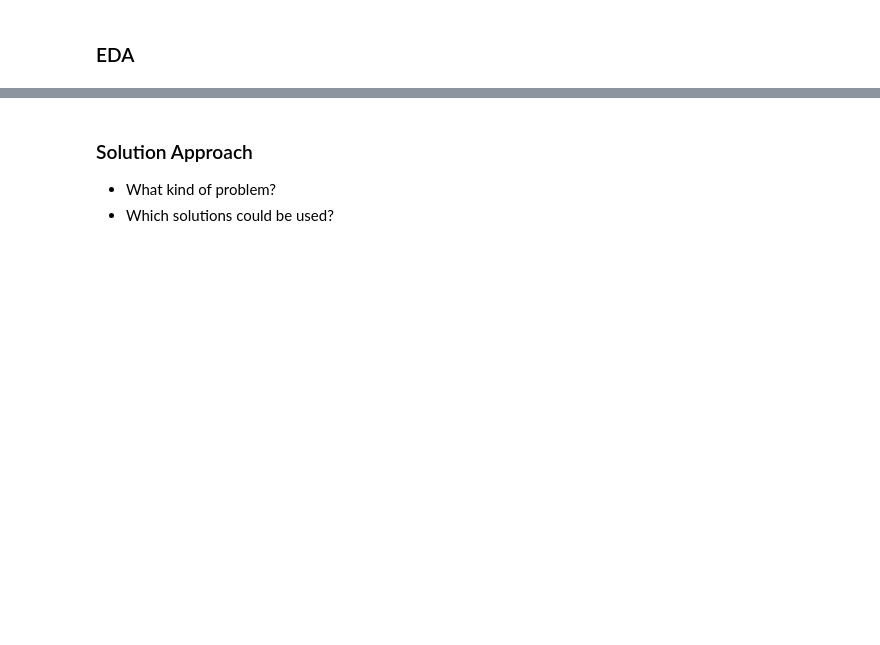
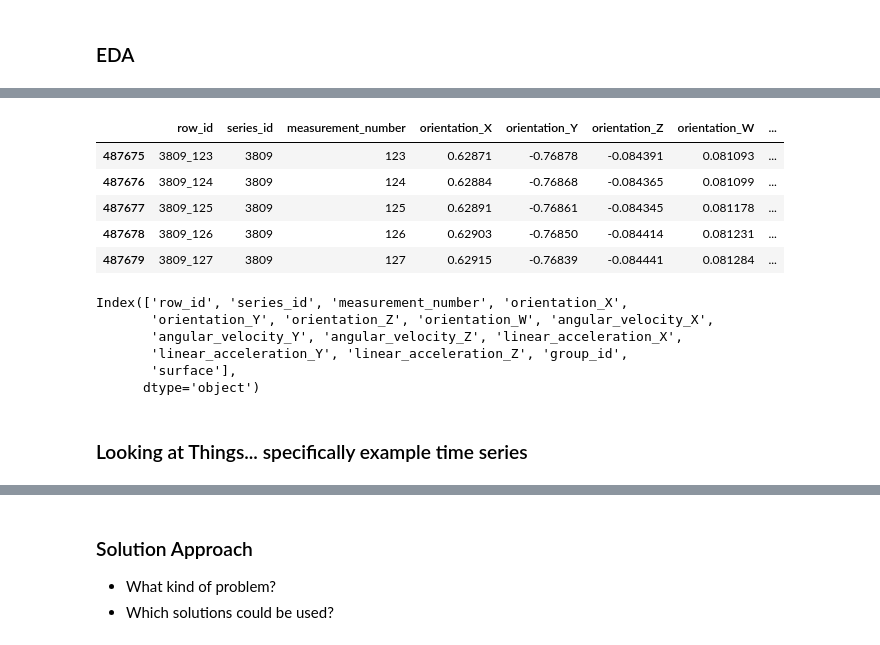
Before and after one commit to mediasittich/Multi-class-Cassification-of-Floor-Types-from-Robot-Sensor-Data, a Jupyter notebook: The Floor Is Lava! - Multi-class Cassification of Floor Types from Robot Sensor Data.ipynb, the cells around one changed output, grey strips where cells are left out. Drawn from its saved outputs; the diff is of its cells as text; code cells hidden in the pictures; blank space fills up the shorter version.

```diff
--- a/The Floor Is Lava! - Multi-class Cassification of Floor Types from Robot Sensor Data.ipynb
+++ b/The Floor Is Lava! - Multi-class Cassification of Floor Types from Robot Sensor Data.ipynb
@@ -165,0 +228,20 @@ sample_submission.tail()
+# %%
+full.tail()
+# %% [output]
+|  | row_id | series_id | measurement_number | orientation_X | orientation_Y | orientation_Z | orientation_W | ... |
+| 487675 | 3809_123 | 3809 | 123 | 0.62871 | -0.76878 | -0.084391 | 0.081093 | ... |
+| 487676 | 3809_124 | 3809 | 124 | 0.62884 | -0.76868 | -0.084365 | 0.081099 | ... |
+| 487677 | 3809_125 | 3809 | 125 | 0.62891 | -0.76861 | -0.084345 | 0.081178 | ... |
+| 487678 | 3809_126 | 3809 | 126 | 0.62903 | -0.76850 | -0.084414 | 0.081231 | ... |
+| 487679 | 3809_127 | 3809 | 127 | 0.62915 | -0.76839 | -0.084441 | 0.081284 | ... |
+# %%
+full.columns
+# %% [output]
+Index(['row_id', 'series_id', 'measurement_number', 'orientation_X',
+       'orientation_Y', 'orientation_Z', 'orientation_W', 'angular_velocity_X',
+       'angular_velocity_Y', 'angular_velocity_Z', 'linear_acceleration_X',
+       'linear_acceleration_Y', 'linear_acceleration_Z', 'group_id',
+       'surface'],
+      dtype='object')
+# %% [markdown]
+### Looking at Things... specifically example time series
```
Also changed, not shown: parts of 18 cells of this notebook.
